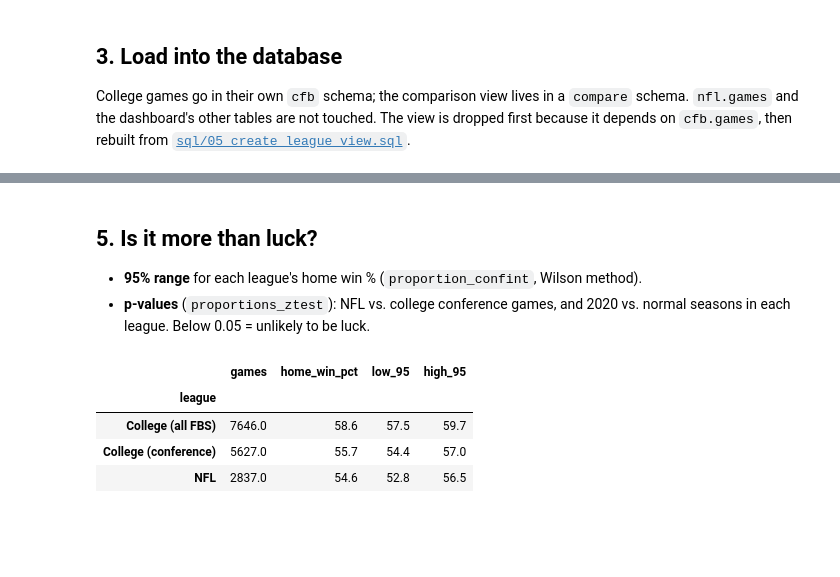
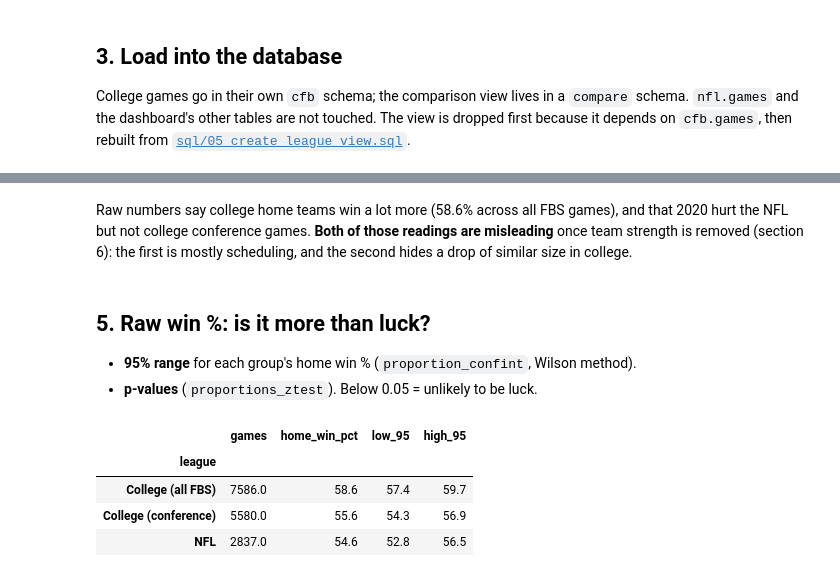
Before and after one commit to wdouble2/nfl-home-field-advantage, a Jupyter notebook: league_compare.ipynb, the cells around one changed output, grey strips where cells are left out. Saved outputs shown, nothing was run; the diff lists cells and outputs as text; code cells hidden in the pictures; blank space fills up the shorter version.

```diff
--- a/league_compare.ipynb
+++ b/league_compare.ipynb
@@ -119,21 +127,22 @@ fans
+# %% [markdown]
+Raw numbers say college home teams win a lot more (58.6% across all FBS games), and that 2020 hurt the NFL but not college conference games. **Both of those readings are misleading** once team strength is removed (section 6): the first is mostly scheduling, and the second hides a drop of similar size in college.
 # %% [markdown]
-## 5. Is it more than luck?
-- **95% range** for each league's home win % (`proportion_confint`, Wilson method).
-- **p-values** (`proportions_ztest`): NFL vs. college conference games, and 2020 vs. normal seasons in each league. Below 0.05 = unlikely to be luck.
+## 5. Raw win %: is it more than luck?
+- **95% range** for each group's home win % (`proportion_confint`, Wilson method).
+- **p-values** (`proportions_ztest`). Below 0.05 = unlikely to be luck.
 # %%
 rows = pd.read_sql("SELECT league, covid_season, home_win FROM compare.league_games", engine)
 
 def ci(g):
     lo, hi = proportion_confint(g.sum(), len(g), method="wilson")
     return pd.Series({"games": len(g), "home_win_pct": 100 * g.mean(), "low_95": 100 * lo, "high_95": 100 * hi})
 
-ranges = rows.groupby("league").home_win.apply(ci).unstack().round(1)
-ranges
+rows.groupby("league").home_win.apply(ci).unstack().round(1)
 # %% [output]
 |  | games | home_win_pct | low_95 | high_95 |
 | league |  |  |  |  |
-| College (all FBS) | 7646.0 | 58.6 | 57.5 | 59.7 |
-| College (conference) | 5627.0 | 55.7 | 54.4 | 57.0 |
+| College (all FBS) | 7586.0 | 58.6 | 57.4 | 59.7 |
+| College (conference) | 5580.0 | 55.6 | 54.3 | 56.9 |
 | NFL | 2837.0 | 54.6 | 52.8 | 56.5 |
 # %%
 def p_value(a, b):
```
Also changed, not shown: parts of 24 cells of this notebook, 5 other files.
